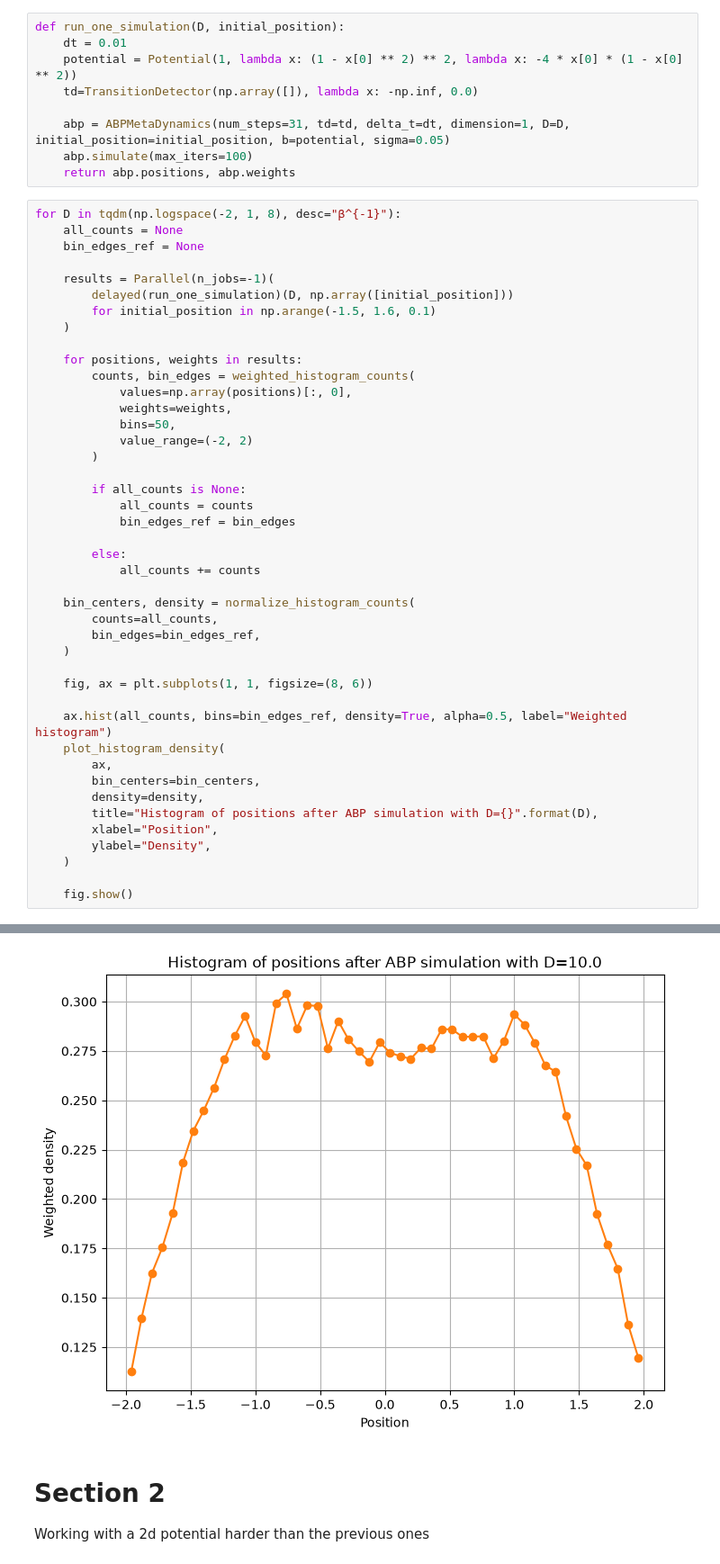
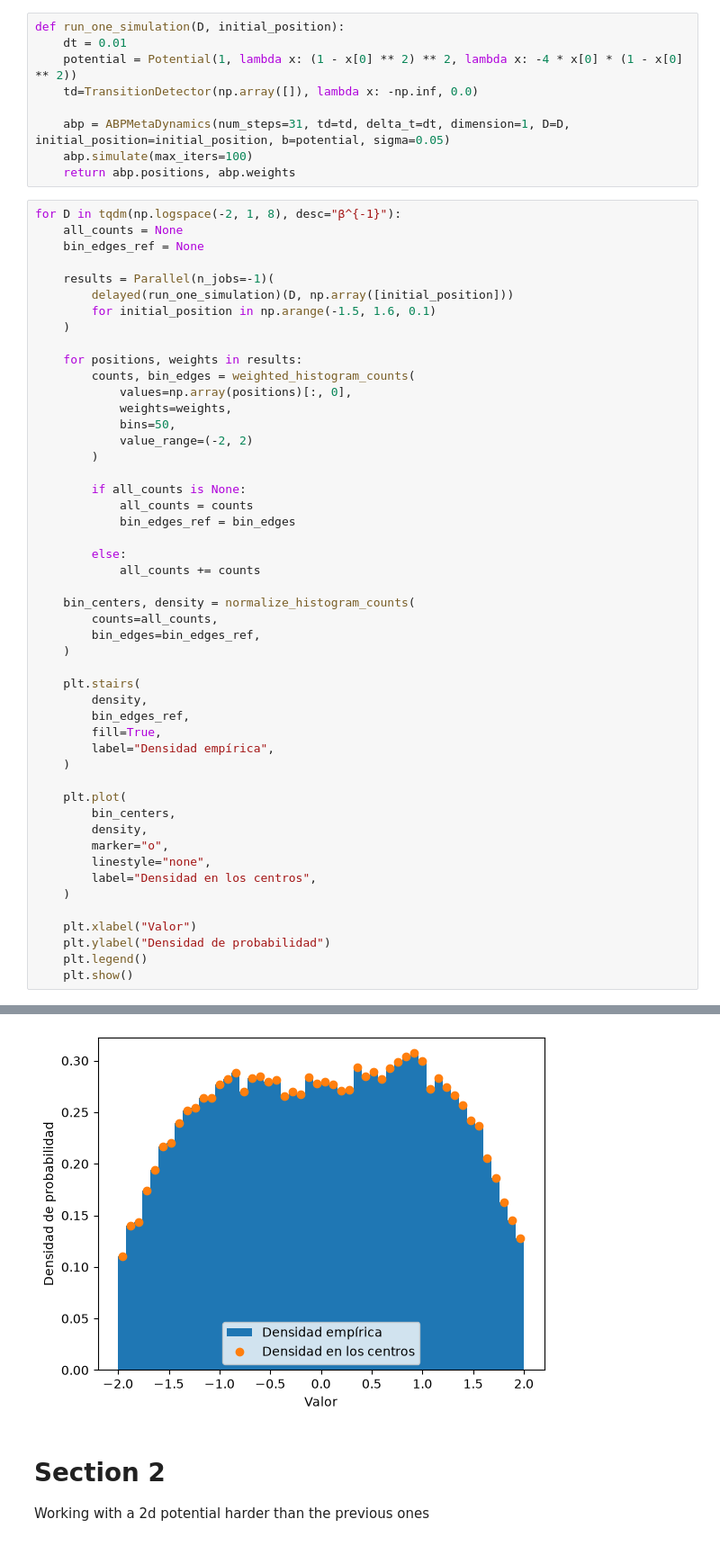
Before and after one commit to JuanCarlosPrieto/STAGE, a Jupyter notebook: notebooks/05_apb_testing_explaw.ipynb, the cells around one changed output, grey strips where cells are left out. Shown at 90% size. Drawn from its saved outputs; the diff is of its cells as text.

```diff
--- a/notebooks/05_apb_testing_explaw.ipynb
+++ b/notebooks/05_apb_testing_explaw.ipynb
@@ -55,17 +55,23 @@ for D in tqdm(np.logspace(-2, 1, 8), desc="β^{-1}"):
         bin_edges=bin_edges_ref,
     )
 
-    fig, ax = plt.subplots(1, 1, figsize=(8, 6))
-
-    ax.hist(all_counts, bins=bin_edges_ref, density=True, alpha=0.5, label="Weighted histogram")
-    plot_histogram_density(
-        ax,
-        bin_centers=bin_centers,
-        density=density,
-        title="Histogram of positions after ABP simulation with D={}".format(D),
-        xlabel="Position",
-        ylabel="Density",
+    plt.stairs(
+        density,
+        bin_edges_ref,
+        fill=True,
+        label="Densidad empírica",
     )
 
-    fig.show()
+    plt.plot(
+        bin_centers,
+        density,
+        marker="o",
+        linestyle="none",
+        label="Densidad en los centros",
+    )
+
+    plt.xlabel("Valor")
+    plt.ylabel("Densidad de probabilidad")
+    plt.legend()
+    plt.show()
 # %% [output]
@@ -79,4 +85,4 @@ for D in tqdm(np.logspace(-2, 1, 8), desc="β^{-1}"):
-[figure, old version]
+[figure, new version]
 # %% [markdown]
 # Section 2
 
```
Also changed, not shown: parts of 3 cells of this notebook, 5 other files.
